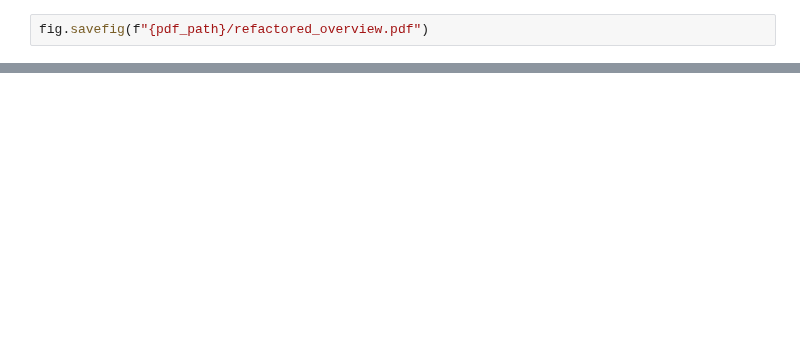
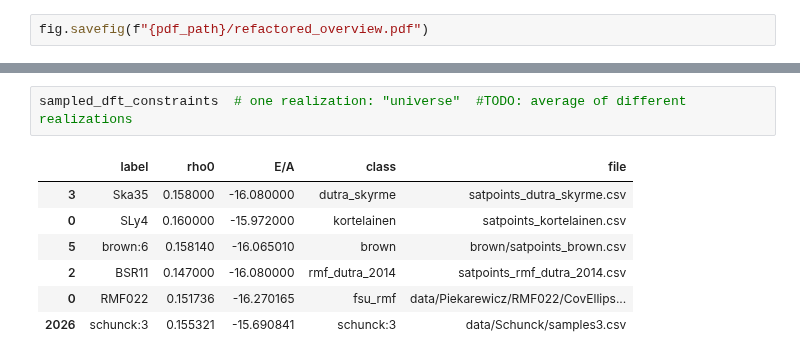
Before and after one commit to cdrischler/nuclear_saturation, a Jupyter notebook: analysis_conjugate_priors.ipynb, the cells around one changed output, grey strips where cells are left out. Drawn from its saved outputs; the diff is of its cells as text; blank space fills up the shorter version.

```diff
--- a/analysis_conjugate_priors.ipynb
+++ b/analysis_conjugate_priors.ipynb
@@ -50,0 +61,10 @@ fig.savefig(f"{pdf_path}/refactored_overview.pdf")
+# %%
+sampled_dft_constraints  # one realization: "universe"  #TODO: average of different realizations
+# %% [output]
+|  | label | rho0 | E/A | class | file |
+| 3 | Ska35 | 0.158000 | -16.080000 | dutra_skyrme | satpoints_dutra_skyrme.csv |
+| 0 | SLy4 | 0.160000 | -15.972000 | kortelainen | satpoints_kortelainen.csv |
+| 5 | brown:6 | 0.158140 | -16.065010 | brown | brown/satpoints_brown.csv |
+| 2 | BSR11 | 0.147000 | -16.080000 | rmf_dutra_2014 | satpoints_rmf_dutra_2014.csv |
+| 0 | RMF022 | 0.151736 | -16.270165 | fsu_rmf | data/Piekarewicz/RMF022/CovEllips... |
+| 2026 | schunck:3 | 0.155321 | -15.690841 | schunck:3 | data/Schunck/samples3.csv |
```
Also changed, not shown: parts of 8 cells of this notebook, 7 other files.
